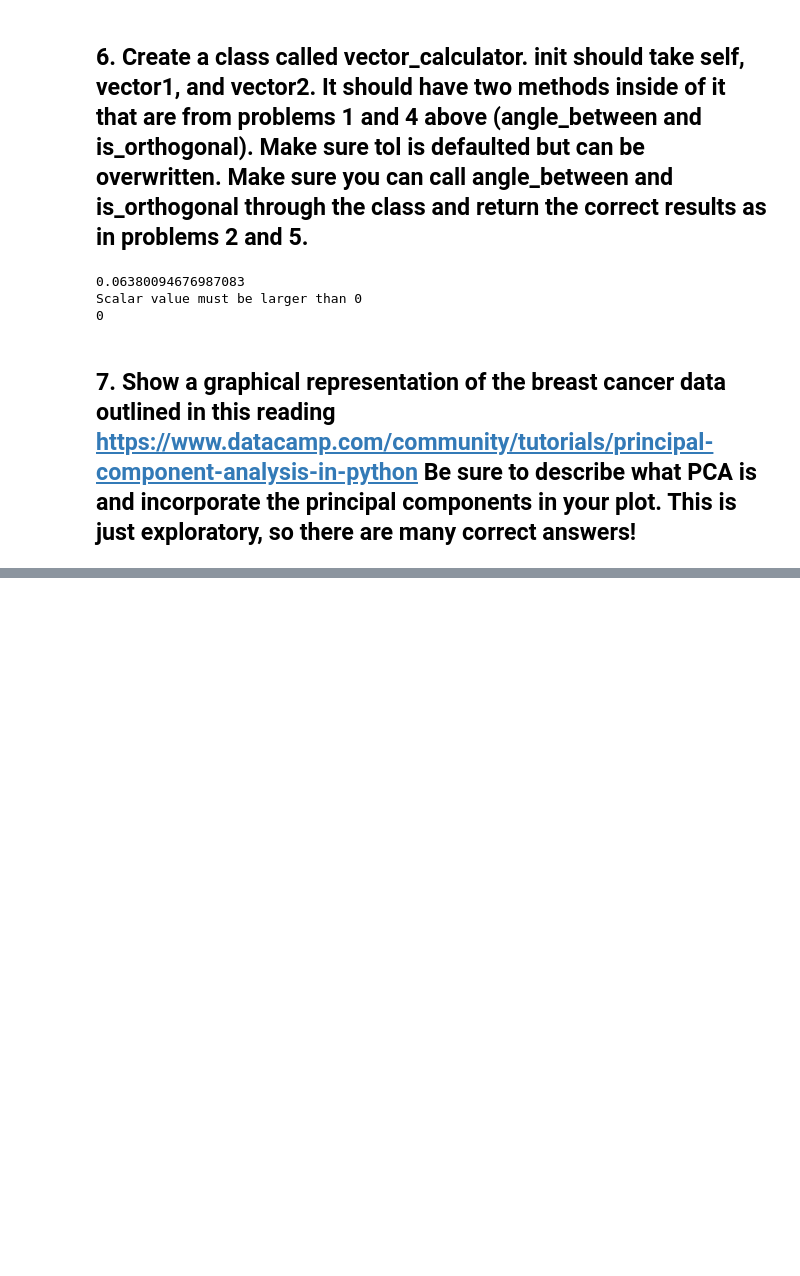
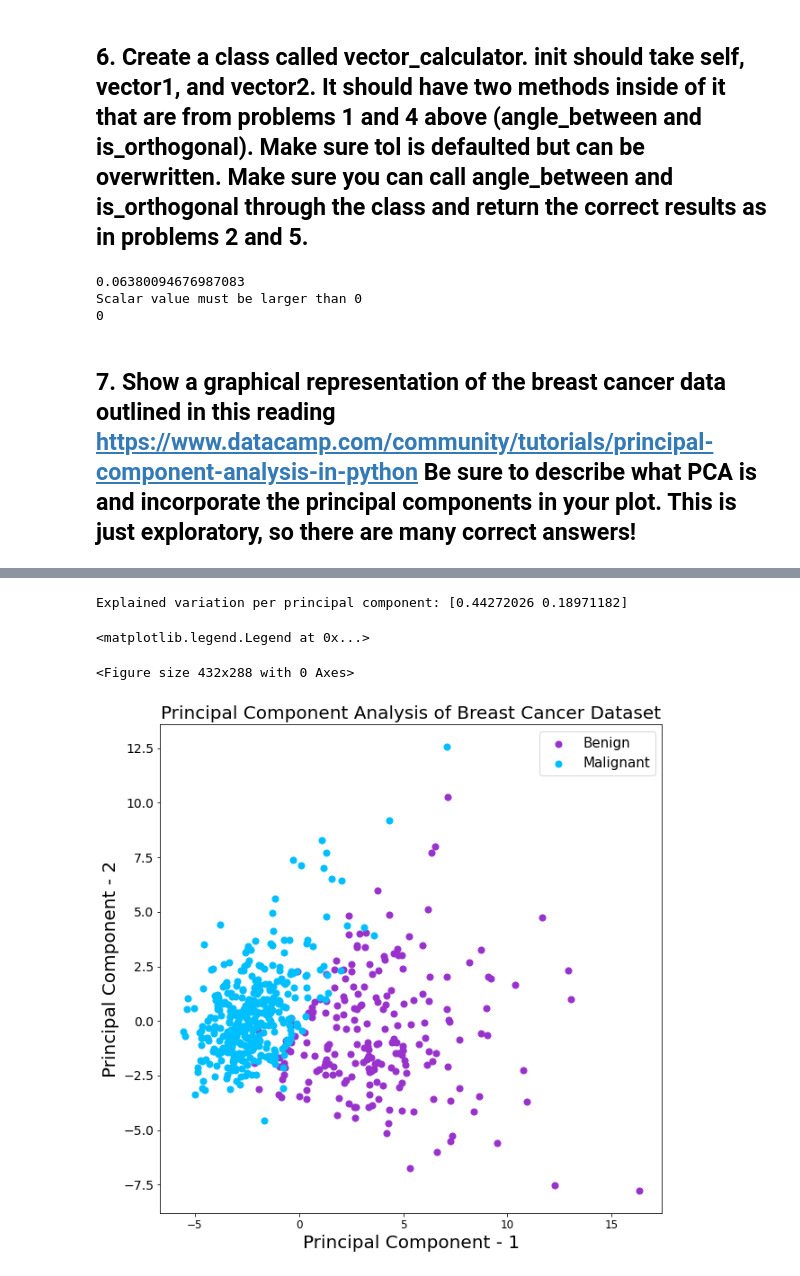
Before and after one commit to N-J-Miller/Week_10, a Jupyter notebook: Week_10_Homework.ipynb, the cells around one changed output, grey strips where cells are left out. Cells and saved outputs as stored; diff of their text form; code cells hidden in the pictures; blank space fills up the shorter version.

```diff
--- a/Week_10_Homework.ipynb
+++ b/Week_10_Homework.ipynb
@@ -298,0 +310,6 @@ Scalar value must be larger than 0
+# %%
+breast_dataset = pd.DataFrame(final_breast_data)
+features = breast.feature_names
+features_labels = np.append(features,'label')
+breast_dataset.columns = features_labels
+features    # << ---- Here you can see, this data set includes a lot of lettuce and tomato and onions and mayo...
@@ -298,0 +337,3 @@ Scalar value must be larger than 0
+# %%
+breast_dataset['label'].replace(0, 'Benign',inplace=True)
+breast_dataset['label'].replace(1, 'Malignant',inplace=True)  # <---- This makes the data a little more meaningful to humans.
@@ -298,0 +350,4 @@ Scalar value must be larger than 0
+# %%
+x = breast_dataset.loc[:, features].values
+x = StandardScaler().fit_transform(x) # normalizing the features, or smashing the meat to make the collage
+x.shape
@@ -298,0 +372,5 @@ Scalar value must be larger than 0
+# %%
+pca_breast = PCA(n_components=2)  # Meat is out of the sandwich
+principalComponents_breast = pca_breast.fit_transform(x)
+principal_breast_Df = pd.DataFrame(data = principalComponents_breast, columns = ['principal component 1', 'principal component 2'])
+principal_breast_Df.tail() # ready to display on the wall
@@ -298,0 +384,24 @@ Scalar value must be larger than 0
+# %%
+print('Explained variation per principal component: {}'.format(pca_breast.explained_variance_ratio_))
+# %% [output]
+Explained variation per principal component: [0.44272026 0.18971182]
+# %%
+plt.figure()
+plt.figure(figsize=(10,10))
+plt.xticks(fontsize=12)
+plt.yticks(fontsize=14)
+plt.xlabel('Principal Component - 1',fontsize=20)
+plt.ylabel('Principal Component - 2',fontsize=20)
+plt.title("Principal Component Analysis of Breast Cancer Dataset",fontsize=20)
+targets = ['Benign', 'Malignant']
+colors = ['darkorchid', 'deepskyblue']
+for target, color in zip(targets,colors):
+    indicesToKeep = breast_dataset['label'] == target
+    plt.scatter(principal_breast_Df.loc[indicesToKeep, 'principal component 1']
+               , principal_breast_Df.loc[indicesToKeep, 'principal component 2'], c = color, s = 50)
+
+plt.legend(targets,prop={'size': 15})
+# %% [output]
+<matplotlib.legend.Legend at 0x...>
+<Figure size 432x288 with 0 Axes>
+[figure, added]
```
Also changed, not shown: parts of 9 cells of this notebook.
